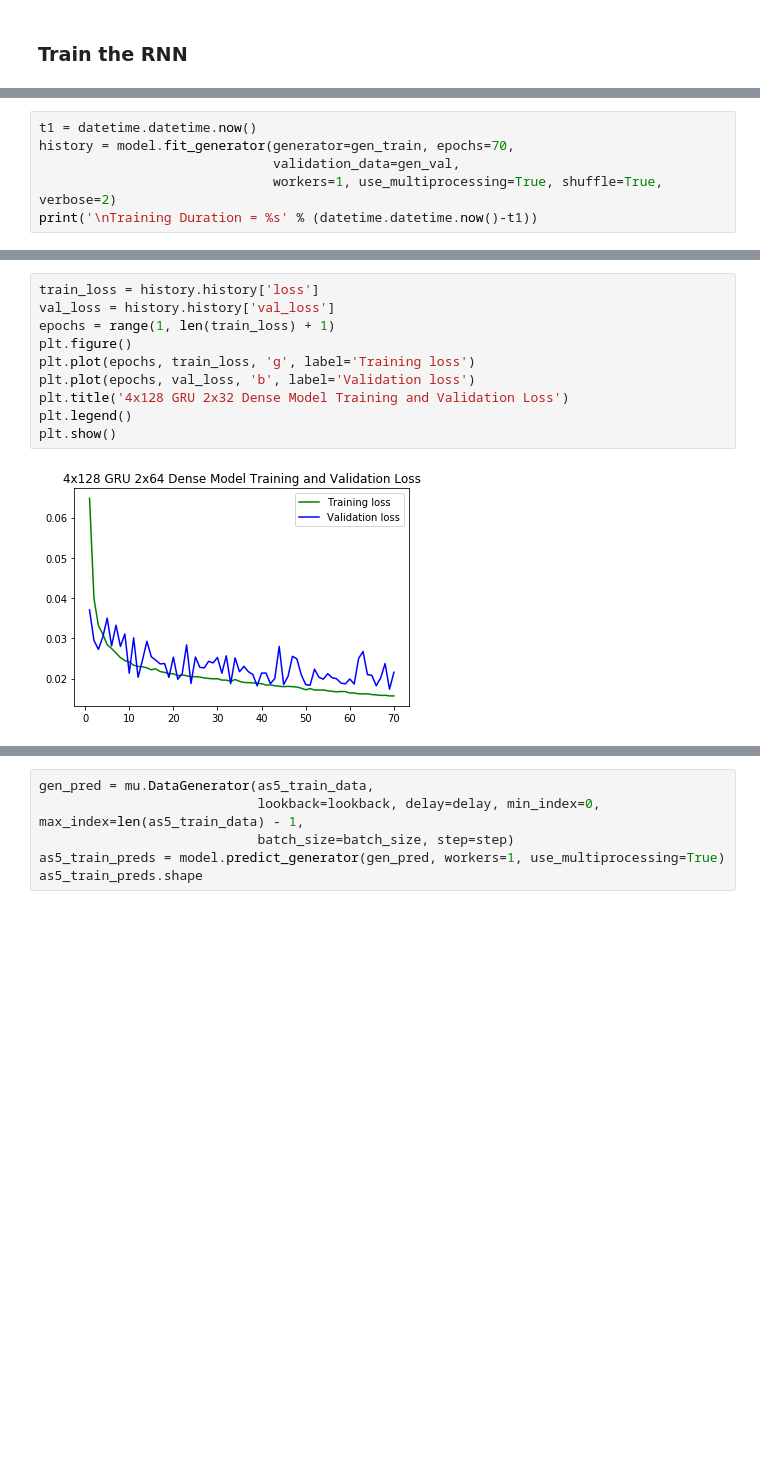
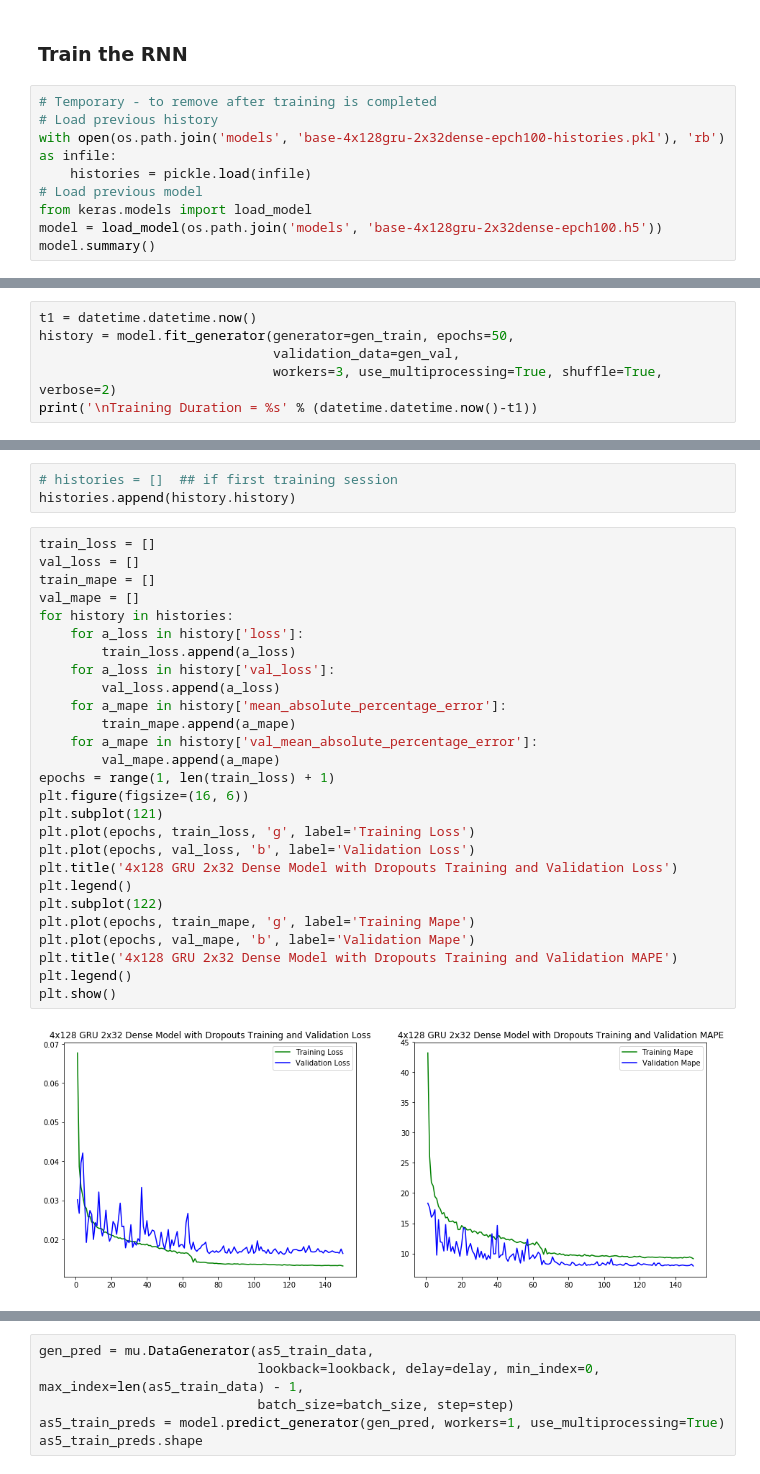
Before and after one commit to tkokkeng/KE5105-Time-Series-Forecasting, a Jupyter notebook: modelling/model6.ipynb, the cells around one changed output, grey strips where cells are left out. Saved outputs shown, nothing was run; the diff lists cells and outputs as text; blank space fills up the shorter version.

```diff
--- a/modelling/model6.ipynb
+++ b/modelling/model6.ipynb
@@ -212,2 +215,11 @@ gen_val.__len__()
 # %% [markdown]
 ### Train the RNN
+# %%
+# Temporary - to remove after training is completed
+# Load previous history
+with open(os.path.join('models', 'base-4x128gru-2x32dense-epch100-histories.pkl'), 'rb') as infile:
+    histories = pickle.load(infile)
+# Load previous model
+from keras.models import load_model
+model = load_model(os.path.join('models', 'base-4x128gru-2x32dense-epch100.h5'))
+model.summary()
@@ -214,7 +244,7 @@ gen_val.__len__()
 # %%
 t1 = datetime.datetime.now()
-history = model.fit_generator(generator=gen_train, epochs=70,
+history = model.fit_generator(generator=gen_train, epochs=50,
                               validation_data=gen_val,
-                              workers=1, use_multiprocessing=True, shuffle=True, verbose=2)
+                              workers=3, use_multiprocessing=True, shuffle=True, verbose=2)
 print('\nTraining Duration = %s' % (datetime.datetime.now()-t1))
 # %% [output]
@@ -238,14 +268,34 @@ Training Duration = 1:49:56.983744
+# %%
+# histories = []  ## if first training session
+histories.append(history.history)
 # %%
-train_loss = history.history['loss']
-val_loss = history.history['val_loss']
+train_loss = []
+val_loss = []
+train_mape = []
+val_mape = []
+for history in histories:
+    for a_loss in history['loss']:
+        train_loss.append(a_loss)
+    for a_loss in history['val_loss']:
+        val_loss.append(a_loss)
+    for a_mape in history['mean_absolute_percentage_error']:
+        train_mape.append(a_mape)
+    for a_mape in history['val_mean_absolute_percentage_error']:
+        val_mape.append(a_mape)
 epochs = range(1, len(train_loss) + 1)
-plt.figure()
-plt.plot(epochs, train_loss, 'g', label='Training loss')
-plt.plot(epochs, val_loss, 'b', label='Validation loss')
-plt.title('4x128 GRU 2x32 Dense Model Training and Validation Loss')
+plt.figure(figsize=(16, 6))
+plt.subplot(121)
+plt.plot(epochs, train_loss, 'g', label='Training Loss')
+plt.plot(epochs, val_loss, 'b', label='Validation Loss')
+plt.title('4x128 GRU 2x32 Dense Model with Dropouts Training and Validation Loss')
+plt.legend()
+plt.subplot(122)
+plt.plot(epochs, train_mape, 'g', label='Training Mape')
+plt.plot(epochs, val_mape, 'b', label='Validation Mape')
+plt.title('4x128 GRU 2x32 Dense Model with Dropouts Training and Validation MAPE')
 plt.legend()
 plt.show()
 # %% [output]
-[figure, old version]
+[figure, new version]
 # %%
 print('Train MAE = %f\nValidation MAE = %f' % ((min(train_loss) * (as5_train_df['PWM_30min_avg'].max() - as5_train_df['PWM_30min_avg'].min())),
```
Also changed, not shown: parts of 11 cells of this notebook, 2 other files.
